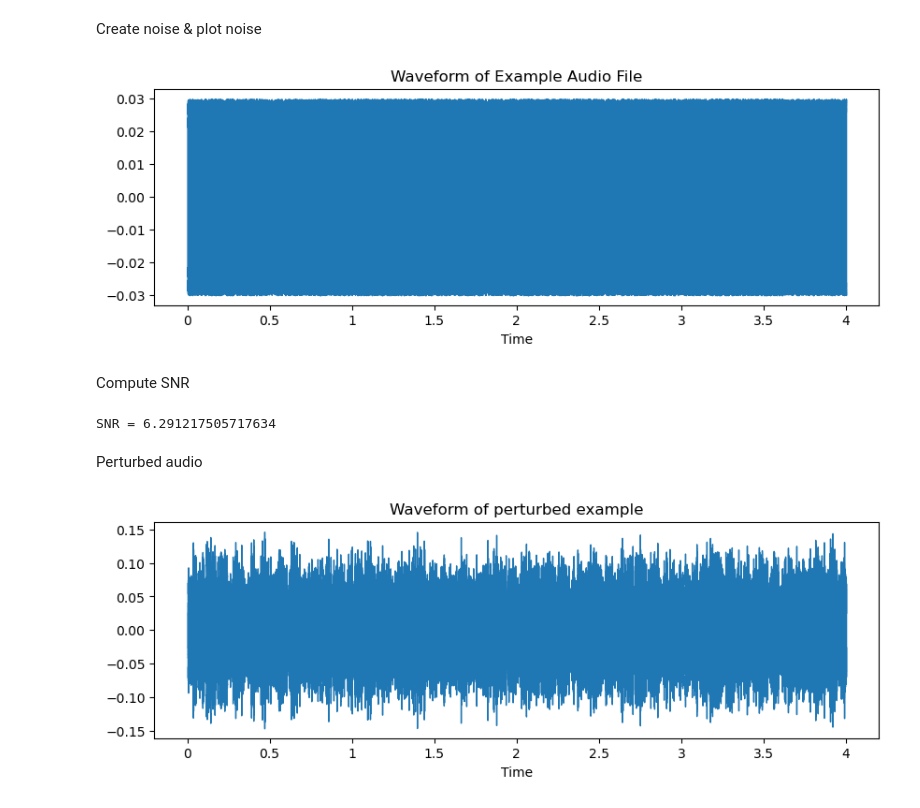
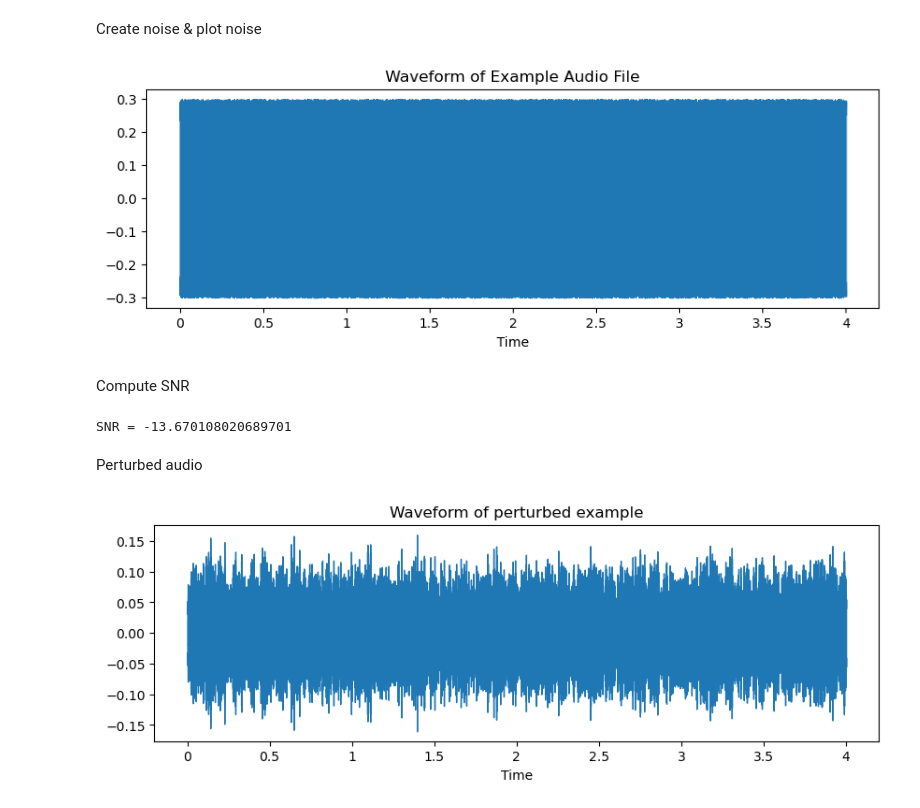
Before and after one commit to IliasAlex/adversarial_thesis, a Jupyter notebook: code.ipynb, the cells around one changed output. Drawn from its saved outputs; the diff is of its cells as text; code cells hidden in the pictures.

```diff
--- a/code.ipynb
+++ b/code.ipynb
@@ -136,20 +136,20 @@ Create noise & plot noise
 # %%
 import numpy as np
 
-epsilon = 0.03
+epsilon = 0.3
 
 noise = np.random.uniform(-1, 1, size=original_audio.shape) * epsilon
 
 # Plot the waveform
 fig, ax = plt.subplots(figsize=(10, 3))
 librosa.display.waveshow(noise, sr=sr, ax=ax)
 
 # Customize the plot as needed
 ax.set(title='Waveform of Example Audio File')
 ax.label_outer()
 plt.show()
 # %% [output]
-[figure, old version]
+[figure, new version]
 # %% [markdown]
 Compute SNR
 # %%
@@ -158,7 +158,7 @@ from utils.utils import calculate_snr
 snr = calculate_snr(original_audio, noise)
 print(f"SNR = {snr}")
 # %% [output]
-SNR = 6.291217505717634
+SNR = -13.670108020689701
 # %% [markdown]
 Perturbed audio
 # %%
@@ -172,7 +172,7 @@ ax.set(title='Waveform of perturbed example')
 ax.label_outer()
 plt.show()
 # %% [output]
-[figure, old version]
+[figure, new version]
 # %%
 IPython.display.Audio(perturbed, rate=22010)
 # %% [output]
```
Also changed, not shown: 1 other file.
